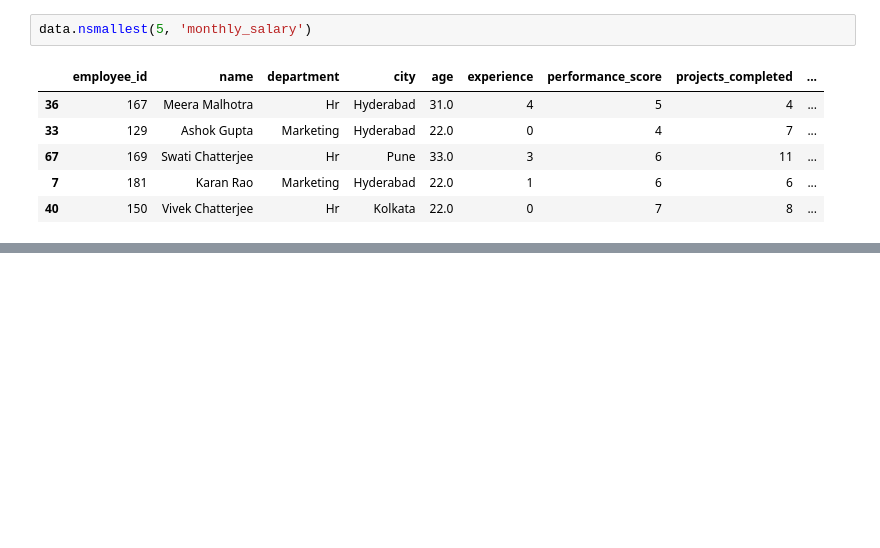
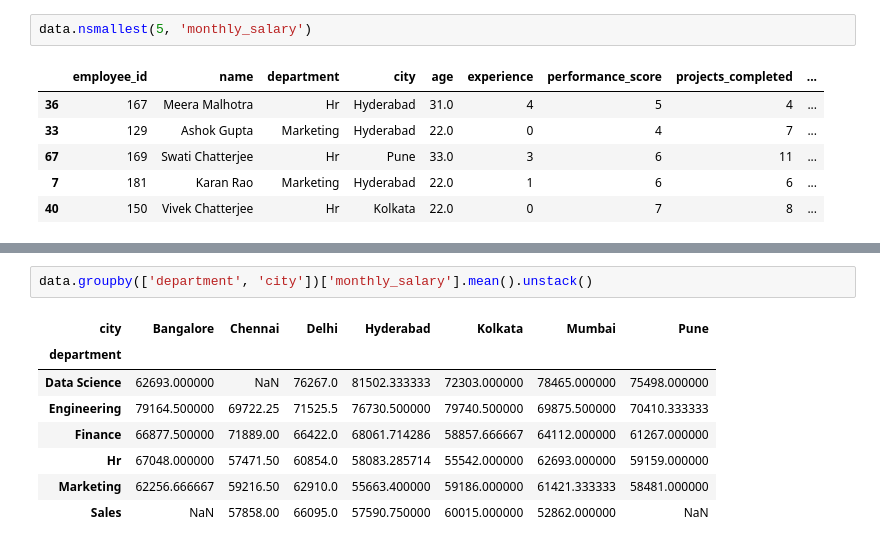
Before and after one commit to Ruhi1010/machine_learning, a Jupyter notebook: ml_library_basics/pandas/pandas_2.ipynb, the cells around one changed output, grey strips where cells are left out. Drawn from its saved outputs; the diff is of its cells as text; blank space fills up the shorter version.

```diff
--- a/ml_library_basics/pandas/pandas_2.ipynb
+++ b/ml_library_basics/pandas/pandas_2.ipynb
@@ -879,0 +1068,11 @@ data.nsmallest(5, 'monthly_salary')
+# %%
+data.groupby(['department', 'city'])['monthly_salary'].mean().unstack()
+# %% [output]
+| city | Bangalore | Chennai | Delhi | Hyderabad | Kolkata | Mumbai | Pune |
+| department |  |  |  |  |  |  |  |
+| Data Science | 62693.000000 | NaN | 76267.0 | 81502.333333 | 72303.000000 | 78465.000000 | 75498.000000 |
+| Engineering | 79164.500000 | 69722.25 | 71525.5 | 76730.500000 | 79740.500000 | 69875.500000 | 70410.333333 |
+| Finance | 66877.500000 | 71889.00 | 66422.0 | 68061.714286 | 58857.666667 | 64112.000000 | 61267.000000 |
+| Hr | 67048.000000 | 57471.50 | 60854.0 | 58083.285714 | 55542.000000 | 62693.000000 | 59159.000000 |
+| Marketing | 62256.666667 | 59216.50 | 62910.0 | 55663.400000 | 59186.000000 | 61421.333333 | 58481.000000 |
+| Sales | NaN | 57858.00 | 66095.0 | 57590.750000 | 60015.000000 | 52862.000000 | NaN |
```
Also changed, not shown: parts of 32 cells of this notebook.
